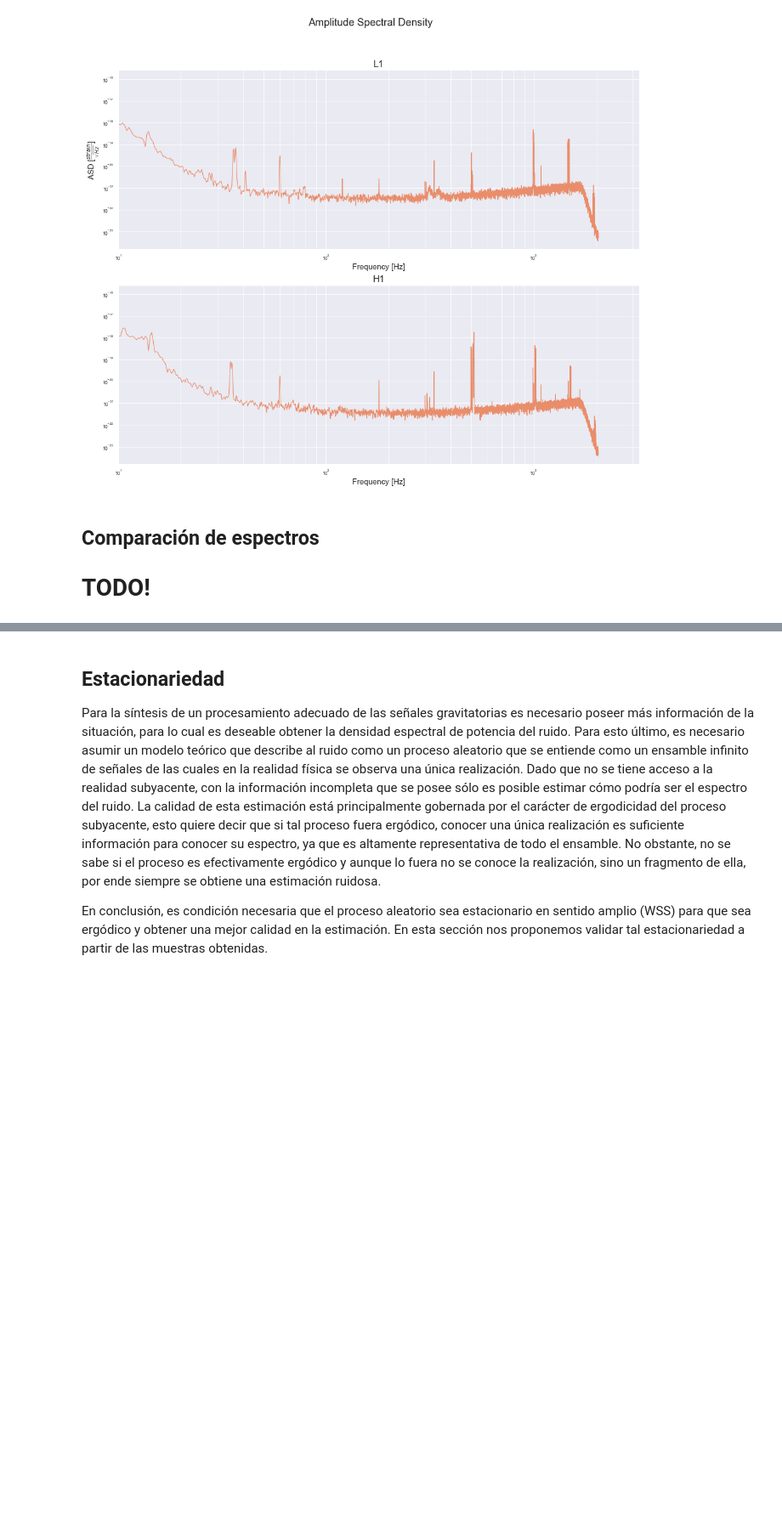
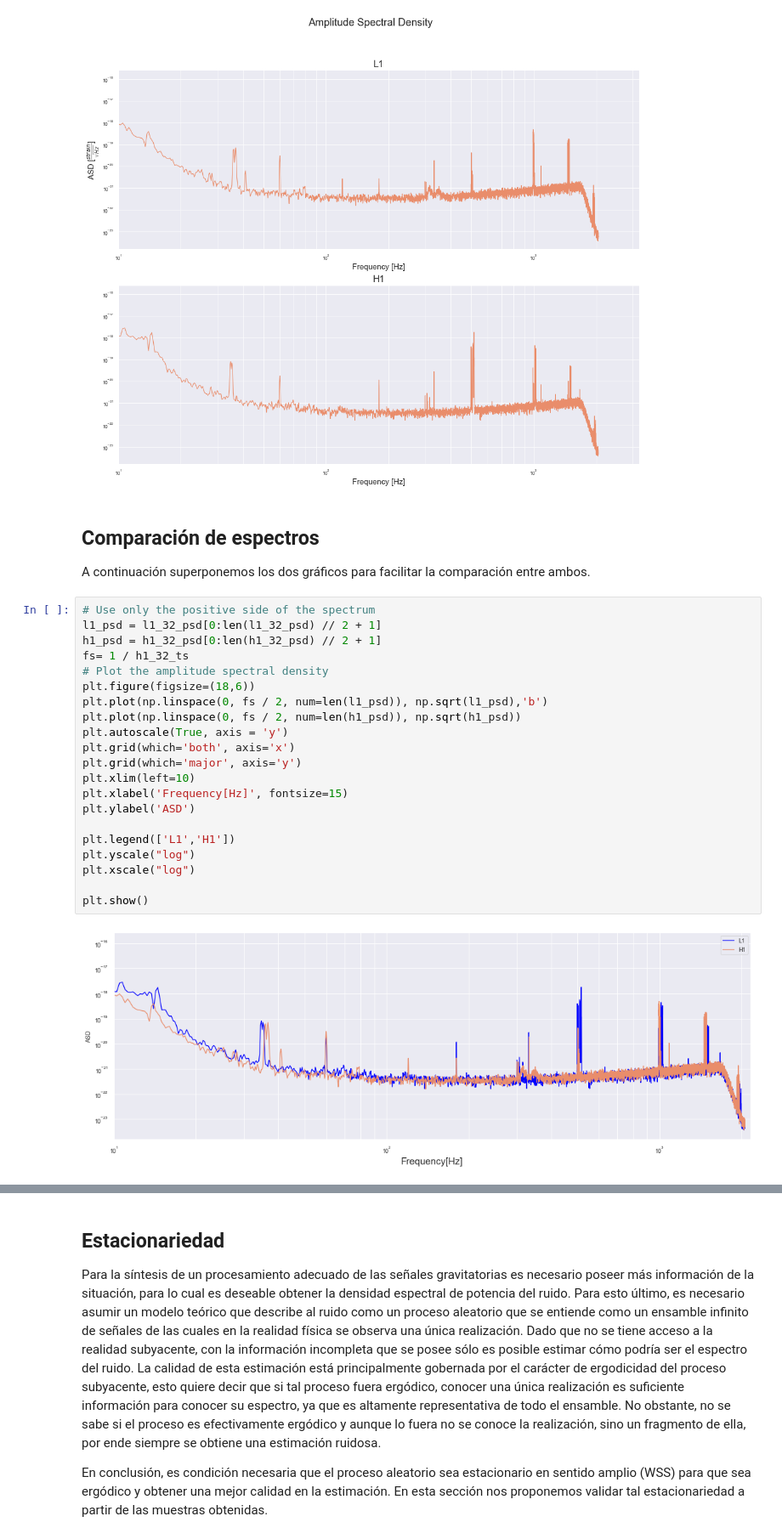
Before and after one commit to asp-image-dsp/asp-tp1, a Jupyter notebook: notebooks/report.ipynb, the cells around one changed output, grey strips where cells are left out. Shown at 85% size. Saved outputs shown, nothing was run; the diff lists cells and outputs as text; blank space fills up the shorter version.

```diff
--- a/notebooks/report.ipynb
+++ b/notebooks/report.ipynb
@@ -557,6 +557,29 @@ l1_32_psd = periodogram_averaging(l1_32_samples[0:N], L, overlapping, window)
 plot_dual_asd(h1_32_psd, l1_32_psd, 1 / h1_32_ts, 'Amplitude Spectral Density')
 # %% [output]
 [figure]
-# %% [markdown]
-## Comparación de espectros
-# TODO!
+# %% [markdown]
+## Comparación de espectros
+A continuación superponemos los dos gráficos para facilitar la comparación entre ambos.
+# %%
+# Use only the positive side of the spectrum
+l1_psd = l1_32_psd[0:len(l1_32_psd) // 2 + 1]
+h1_psd = h1_32_psd[0:len(h1_32_psd) // 2 + 1]
+fs= 1 / h1_32_ts
+# Plot the amplitude spectral density
+plt.figure(figsize=(18,6))
+plt.plot(np.linspace(0, fs / 2, num=len(l1_psd)), np.sqrt(l1_psd),'b')
+plt.plot(np.linspace(0, fs / 2, num=len(h1_psd)), np.sqrt(h1_psd))
+plt.autoscale(True, axis = 'y')
+plt.grid(which='both', axis='x')
+plt.grid(which='major', axis='y')
+plt.xlim(left=10)
+plt.xlabel('Frequency[Hz]', fontsize=15)
+plt.ylabel('ASD')
+
+plt.legend(['L1','H1'])
+plt.yscale("log")
+plt.xscale("log")
+
+plt.show()
+# %% [output]
+[figure, added]
```
Also changed, not shown: parts of 1 cell of this notebook.
